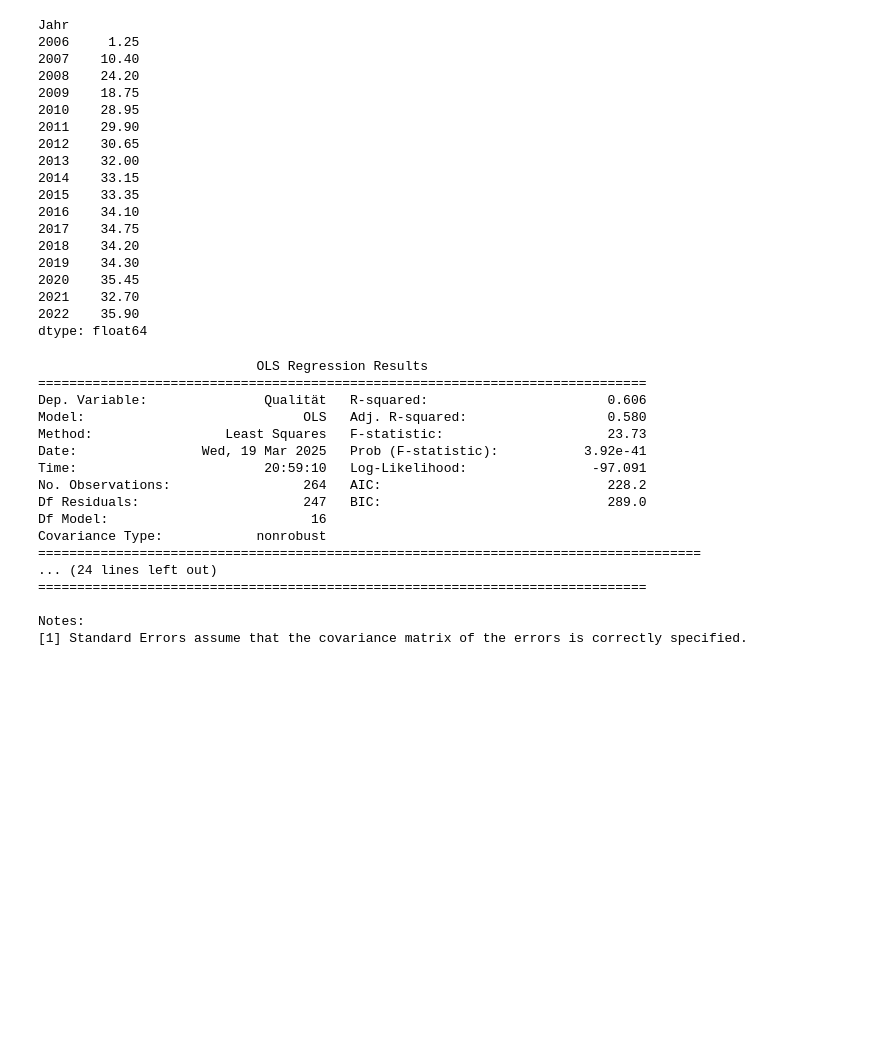
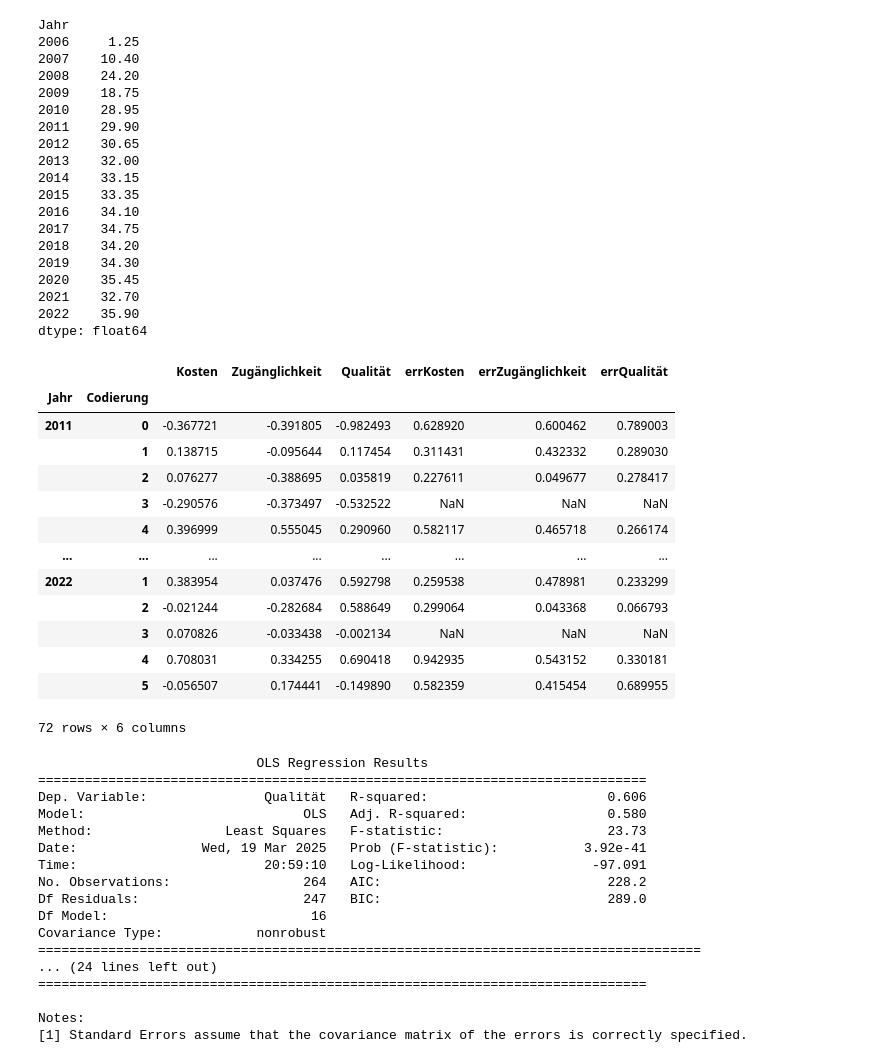
Before and after one commit to Potatotime13/RandomStuff, a Jupyter notebook: MAKai/Stats.ipynb, the cells around one changed output. Saved outputs shown, nothing was run; the diff lists cells and outputs as text; code cells hidden in the pictures; blank space fills up the shorter version.

```diff
--- a/MAKai/Stats.ipynb
+++ b/MAKai/Stats.ipynb
@@ -128,9 +234,33 @@ dtype: float64
 # %%
 # plot time series grouped by DT
 plt_data = df_f.groupby(['Jahr', 'Codierung']).mean()
+err_data = df_f.groupby(['Jahr', 'Codierung']).std()
+
+plt_data_lines = pd.concat([plt_data[list(name_map.keys())], err_data[list(name_map.keys())].add_prefix('err')], axis=1).reset_index()
 
 for col in name_map.keys():
-    fig = px.line(plt_data[col].unstack().ffill(), title=col, color_discrete_sequence=[color_palette[3], color_palette[4], color_palette[5], color_palette[7], color_palette[12], color_palette[13]])
+    fig = px.line(plt_data_lines, x='Jahr', y=col, color='Codierung', title=col,
+                  error_y='err'+col,
+                  color_discrete_sequence=[color_palette[3], color_palette[4], color_palette[5], color_palette[7], color_palette[12], color_palette[13]])
+    fig.update_layout(height=600, width=800)
+    # more scientific layout
     fig.show()
+# %%
+plt_data_lines
+# %% [output]
+|  |  | Kosten | Zugänglichkeit | Qualität | errKosten | errZugänglichkeit | errQualität |
+| Jahr | Codierung |  |  |  |  |  |  |
+| 2011 | 0 | -0.367721 | -0.391805 | -0.982493 | 0.628920 | 0.600462 | 0.789003 |
+|  | 1 | 0.138715 | -0.095644 | 0.117454 | 0.311431 | 0.432332 | 0.289030 |
+|  | 2 | 0.076277 | -0.388695 | 0.035819 | 0.227611 | 0.049677 | 0.278417 |
+|  | 3 | -0.290576 | -0.373497 | -0.532522 | NaN | NaN | NaN |
+|  | 4 | 0.396999 | 0.555045 | 0.290960 | 0.582117 | 0.465718 | 0.266174 |
+| ... | ... | ... | ... | ... | ... | ... | ... |
+| 2022 | 1 | 0.383954 | 0.037476 | 0.592798 | 0.259538 | 0.478981 | 0.233299 |
+|  | 2 | -0.021244 | -0.282684 | 0.588649 | 0.299064 | 0.043368 | 0.066793 |
+|  | 3 | 0.070826 | -0.033438 | -0.002134 | NaN | NaN | NaN |
+|  | 4 | 0.708031 | 0.334255 | 0.690418 | 0.942935 | 0.543152 | 0.330181 |
+|  | 5 | -0.056507 | 0.174441 | -0.149890 | 0.582359 | 0.415454 | 0.689955 |
+72 rows × 6 columns
 # %%
 # 3d scatter plot
```
Also changed, not shown: parts of 5 cells of this notebook.
